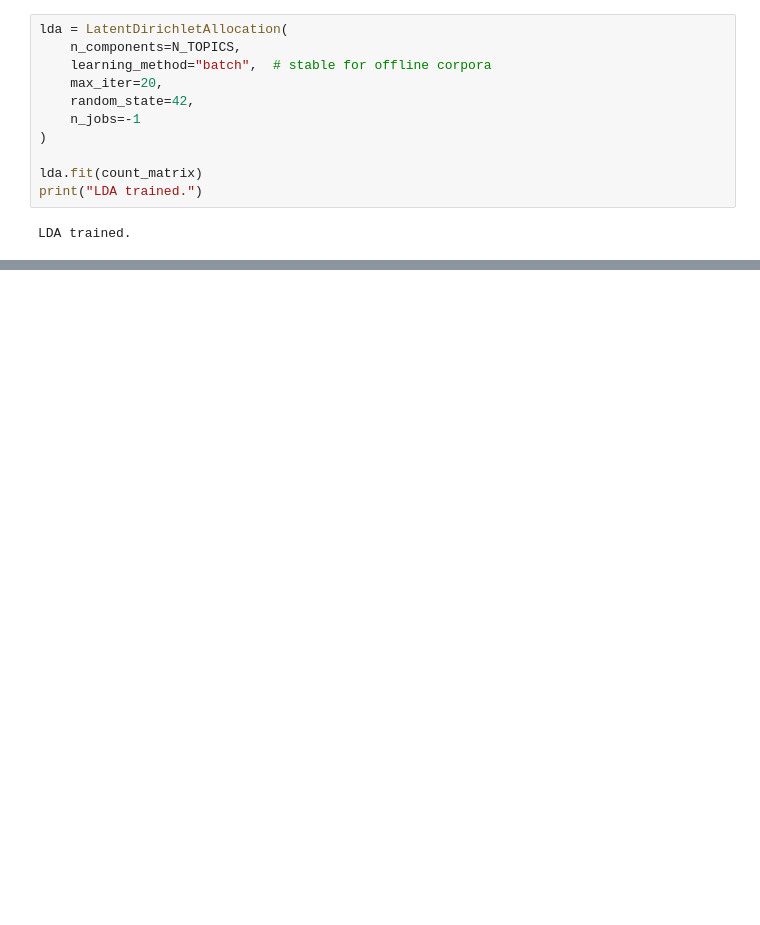
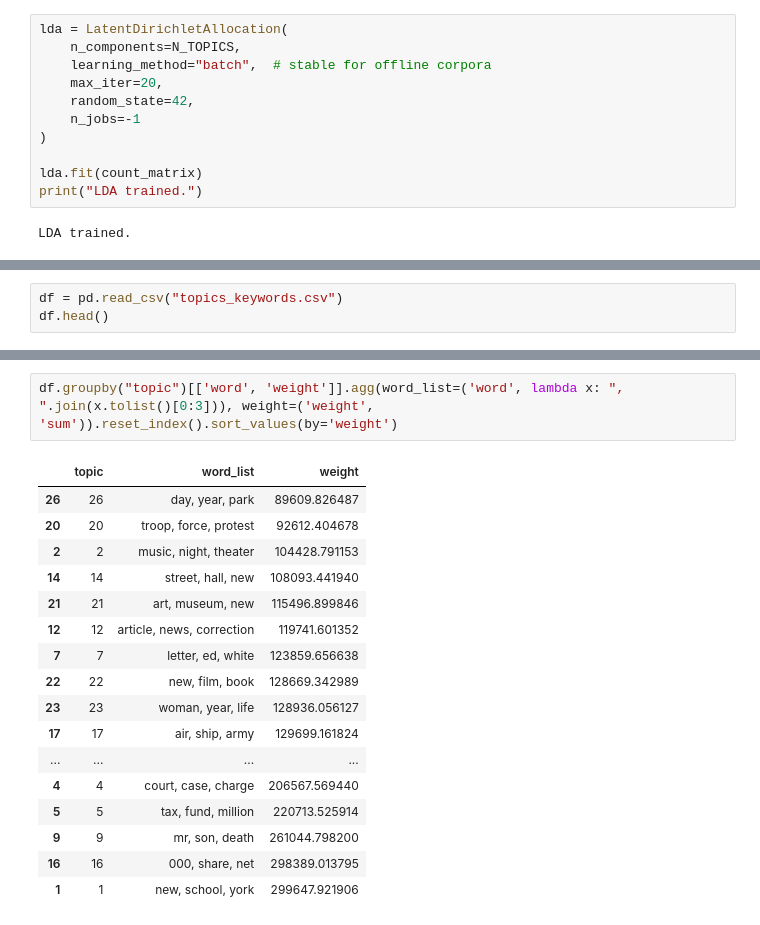
Before and after one commit to AutumnEvans418/in-data-we-trust, a Jupyter notebook: src/reports/lda_training.ipynb, the cells around one changed output, grey strips where cells are left out. Drawn from its saved outputs; the diff is of its cells as text; blank space fills up the shorter version.

```diff
--- a/src/reports/lda_training.ipynb
+++ b/src/reports/lda_training.ipynb
@@ -176,0 +294,3 @@ Saved: ldavis_prepared_10.html
+# %%
+df = pd.read_csv("topics_keywords.csv")
+df.head()
@@ -176,0 +304,20 @@ Saved: ldavis_prepared_10.html
+# %%
+df.groupby("topic")[['word', 'weight']].agg(word_list=('word', lambda x: ", ".join(x.tolist()[0:3])), weight=('weight', 'sum')).reset_index().sort_values(by='weight')
+# %% [output]
+|  | topic | word_list | weight |
+| 26 | 26 | day, year, park | 89609.826487 |
+| 20 | 20 | troop, force, protest | 92612.404678 |
+| 2 | 2 | music, night, theater | 104428.791153 |
+| 14 | 14 | street, hall, new | 108093.441940 |
+| 21 | 21 | art, museum, new | 115496.899846 |
+| 12 | 12 | article, news, correction | 119741.601352 |
+| 7 | 7 | letter, ed, white | 123859.656638 |
+| 22 | 22 | new, film, book | 128669.342989 |
+| 23 | 23 | woman, year, life | 128936.056127 |
+| 17 | 17 | air, ship, army | 129699.161824 |
+| ... | ... | ... | ... |
+| 4 | 4 | court, case, charge | 206567.569440 |
+| 5 | 5 | tax, fund, million | 220713.525914 |
+| 9 | 9 | mr, son, death | 261044.798200 |
+| 16 | 16 | 000, share, net | 298389.013795 |
+| 1 | 1 | new, school, york | 299647.921906 |
```
Also changed, not shown: parts of 19 cells of this notebook, 5 other files.
